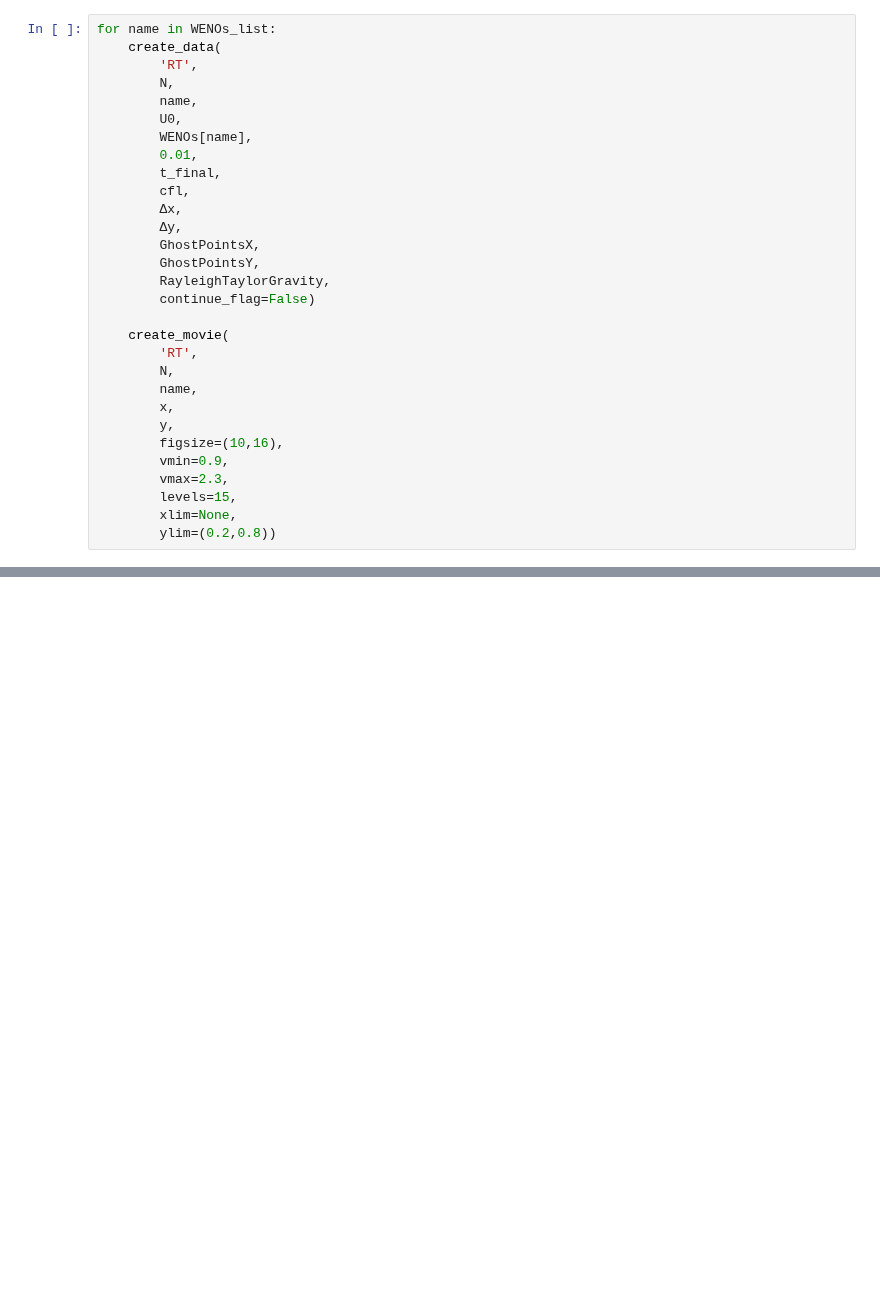
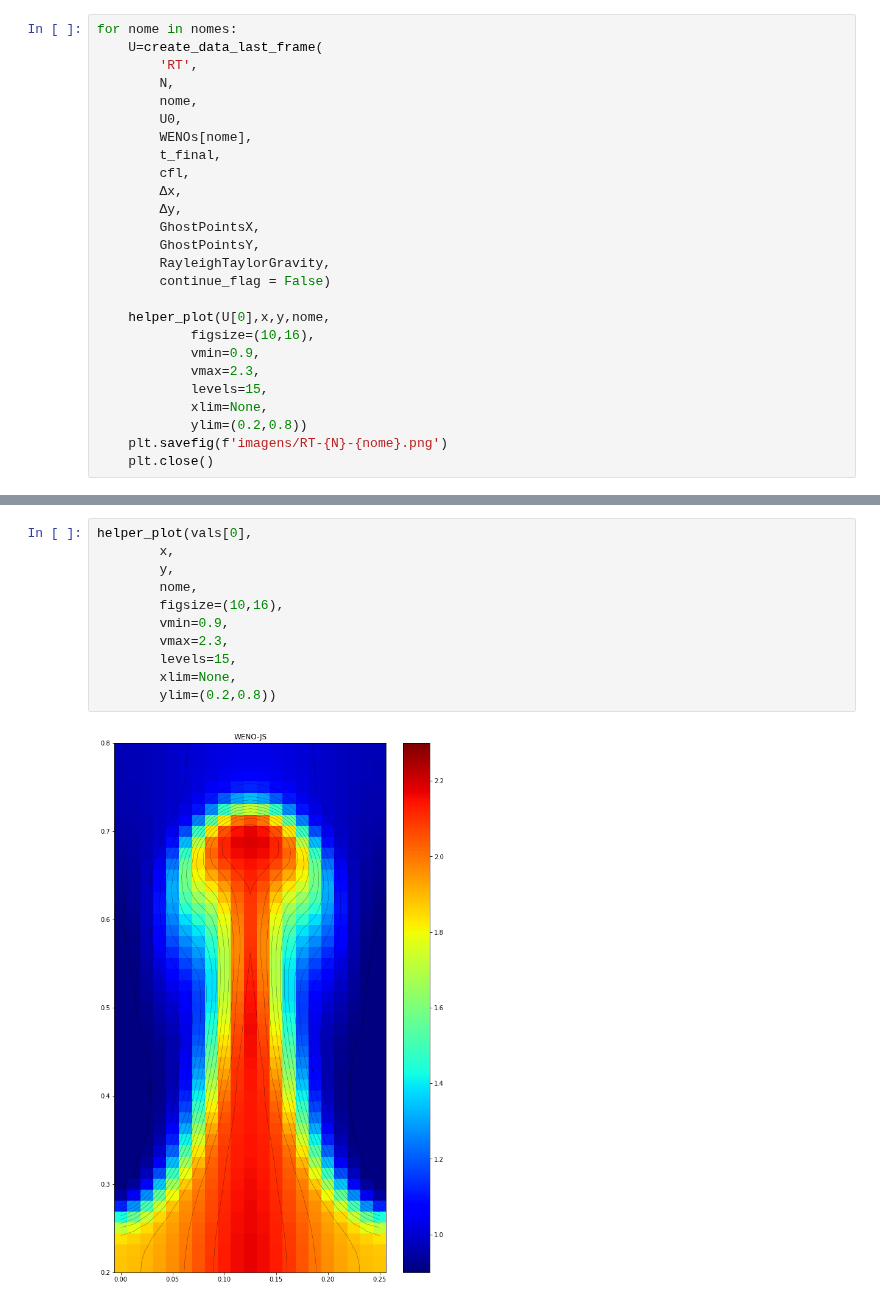
Before and after one commit to silvaneojunior/Top_mat_A, a Jupyter notebook: WENO-DS/Euler 2D.ipynb, the cells around one changed output, grey strips where cells are left out. Saved outputs shown, nothing was run; the diff lists cells and outputs as text; blank space fills up the shorter version.

```diff
--- a/WENO-DS/Euler 2D.ipynb
+++ b/WENO-DS/Euler 2D.ipynb
@@ -37,12 +48,11 @@ for name in WENOs_list:
 # %%
-for name in WENOs_list:
-    create_data(
+for nome in nomes:
+    U=create_data_last_frame(
         'RT',
         N,
-        name,
+        nome,
         U0,
-        WENOs[name],
-        0.01,
+        WENOs[nome],
         t_final,
         cfl,
         Δx,
@@ -50,18 +60,15 @@ for name in WENOs_list:
         GhostPointsX,
         GhostPointsY,
         RayleighTaylorGravity,
-        continue_flag=False)
+        continue_flag = False)
 
-    create_movie(
-        'RT',
-        N,
-        name,
-        x,
-        y,
-        figsize=(10,16),
-        vmin=0.9,
-        vmax=2.3,
-        levels=15,
-        xlim=None,
-        ylim=(0.2,0.8))
+    helper_plot(U[0],x,y,nome,
+            figsize=(10,16),
+            vmin=0.9,
+            vmax=2.3,
+            levels=15,
+            xlim=None,
+            ylim=(0.2,0.8))
+    plt.savefig(f'imagens/RT-{N}-{nome}.png')
+    plt.close()
 # %% [output]
@@ -81,0 +78,13 @@ WENOs_list=[
+# %%
+helper_plot(vals[0],
+        x,
+        y,
+        nome,
+        figsize=(10,16),
+        vmin=0.9,
+        vmax=2.3,
+        levels=15,
+        xlim=None,
+        ylim=(0.2,0.8))
+# %% [output]
+[figure, added]
```
Also changed, not shown: parts of 17 cells of this notebook, 8 other files.
